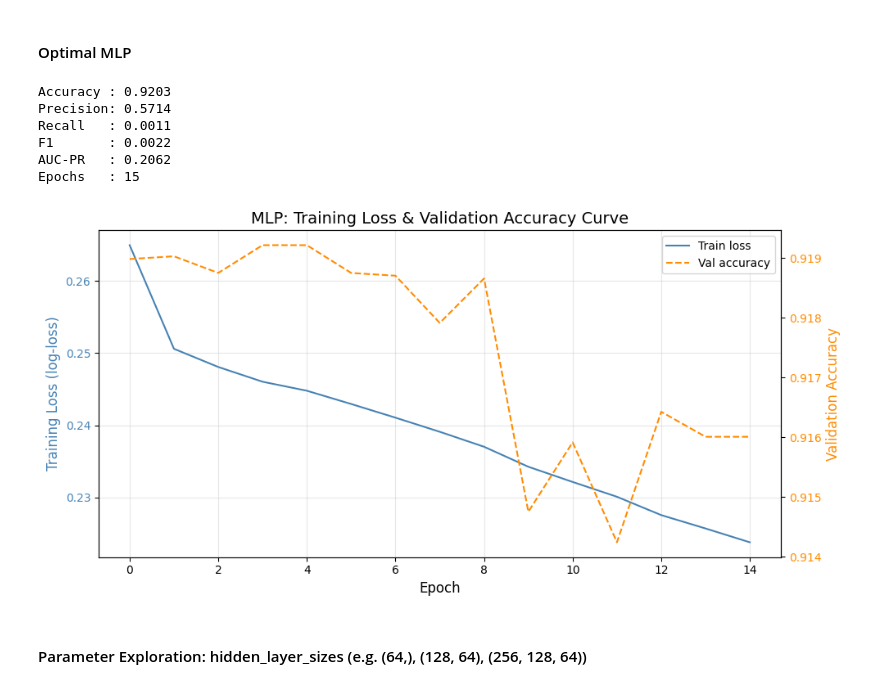
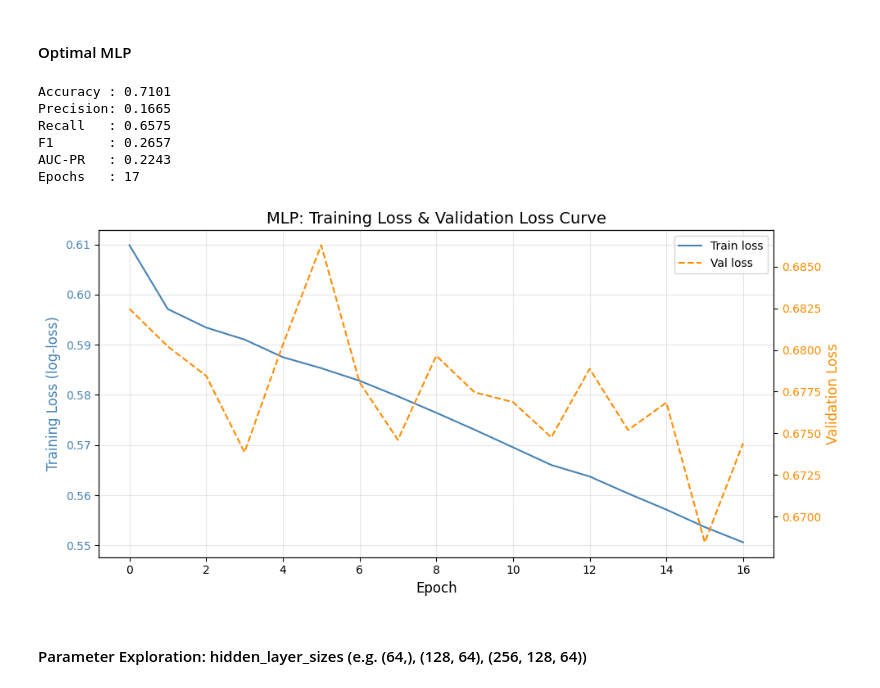
Before and after one commit to shanewang09/applied-ml, a Jupyter notebook: homework2/AppliedML_HW2_tsw2134.ipynb, the cells around one changed output. Saved outputs shown, nothing was run; the diff lists cells and outputs as text; code cells hidden in the pictures.

```diff
--- a/homework2/AppliedML_HW2_tsw2134.ipynb
+++ b/homework2/AppliedML_HW2_tsw2134.ipynb
@@ -503,58 +516,68 @@ AUC-PR   : 0.2525
 #### Optimal MLP
 # %%
 from sklearn.neural_network import MLPClassifier
+from sklearn.utils.class_weight import compute_sample_weight
+
+# Note: due to the unbalanced nature of the data set, this is the only one to scale the weights of the target. The next few sections only
+# look at the params
+
+sample_weights = compute_sample_weight('balanced', y_train)
 
 mlp = MLPClassifier(
     hidden_layer_sizes=(128, 64),
     activation='relu',
-    learning_rate_init=0.001,
-    max_iter=200,
+    learning_rate_init=0.005,
+    max_iter=3000,
     random_state=42,
     early_stopping=True,
     validation_fraction=0.1,
-    n_iter_no_change=10,
+    # n_iter_no_change=200,
 )
 
-mlp.fit(X_train_scaled, y_train)
+start = time.time()
+
+mlp.fit(X_train_scaled, y_train, sample_weight=sample_weights)
+
+mlp_train_time = time.time() - start
 
 y_pred  = mlp.predict(X_validation_scaled)
 y_proba = mlp.predict_proba(X_validation_scaled)[:, 1]
 
 # Claude:
 print(f"Accuracy : {accuracy_score(y_validation, y_pred):.4f}")
 print(f"Precision: {precision_score(y_validation, y_pred, zero_division=0):.4f}")
 print(f"Recall   : {recall_score(y_validation, y_pred, zero_division=0):.4f}")
 print(f"F1       : {f1_score(y_validation, y_pred, zero_division=0):.4f}")
 print(f"AUC-PR   : {average_precision_score(y_validation, y_proba):.4f}")
 print(f"Epochs   : {mlp.n_iter_}")
 
 fig, ax1 = plt.subplots(figsize=(10, 5))
 ax1.plot(mlp.loss_curve_, color='steelblue', linewidth=1.5, label='Train loss')
 ax1.set_xlabel('Epoch', fontsize=12)
 ax1.set_ylabel('Training Loss (log-loss)', fontsize=12, color='steelblue')
 ax1.tick_params(axis='y', labelcolor='steelblue')
 
 ax2 = ax1.twinx()
-ax2.plot(mlp.validation_scores_, color='darkorange', linewidth=1.5, linestyle='--', label='Val accuracy')
-ax2.set_ylabel('Validation Accuracy', fontsize=12, color='darkorange')
+ax2.plot(mlp.validation_scores_, color='darkorange', linewidth=1.5, linestyle='--', label='Val loss')
+ax2.set_ylabel('Validation Loss', fontsize=12, color='darkorange')
 ax2.tick_params(axis='y', labelcolor='darkorange')
 
 lines1, labels1 = ax1.get_legend_handles_labels()
 lines2, labels2 = ax2.get_legend_handles_labels()
 ax1.legend(lines1 + lines2, labels1 + labels2, fontsize=10)
-ax1.set_title('MLP: Training Loss & Validation Accuracy Curve', fontsize=14)
+ax1.set_title('MLP: Training Loss & Validation Loss Curve', fontsize=14)
 ax1.grid(True, alpha=0.3)
 plt.tight_layout()
 plt.savefig('mlp_loss_curve.png', dpi=150)
 plt.show()
 # %% [output]
-Accuracy : 0.9203
-Precision: 0.5714
-Recall   : 0.0011
-F1       : 0.0022
-AUC-PR   : 0.2062
-Epochs   : 15
+Accuracy : 0.7101
+Precision: 0.1665
+Recall   : 0.6575
+F1       : 0.2657
+AUC-PR   : 0.2243
+Epochs   : 17
-[figure, old version]
+[figure, new version]
 # %% [markdown]
 #### Parameter Exploration: hidden_layer_sizes (e.g. (64,), (128, 64), (256, 128, 64))
 # %%
```
Also changed, not shown: parts of 12 cells of this notebook.
